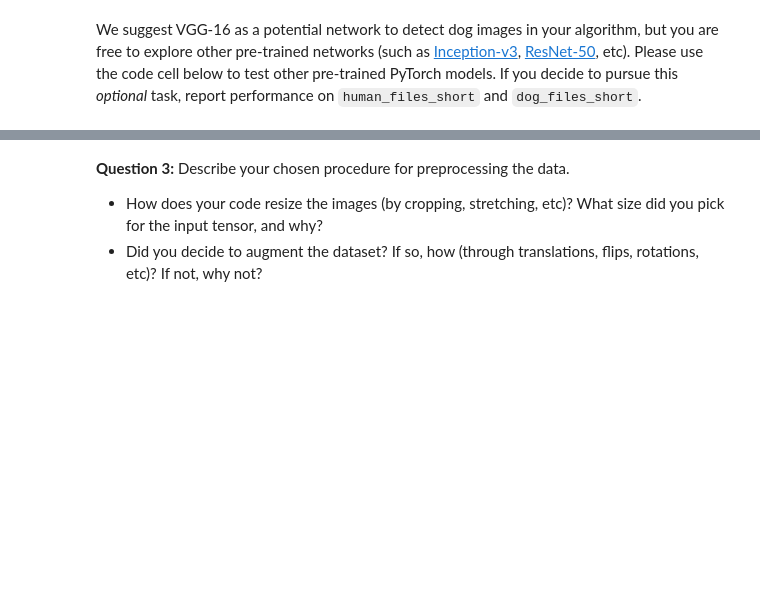
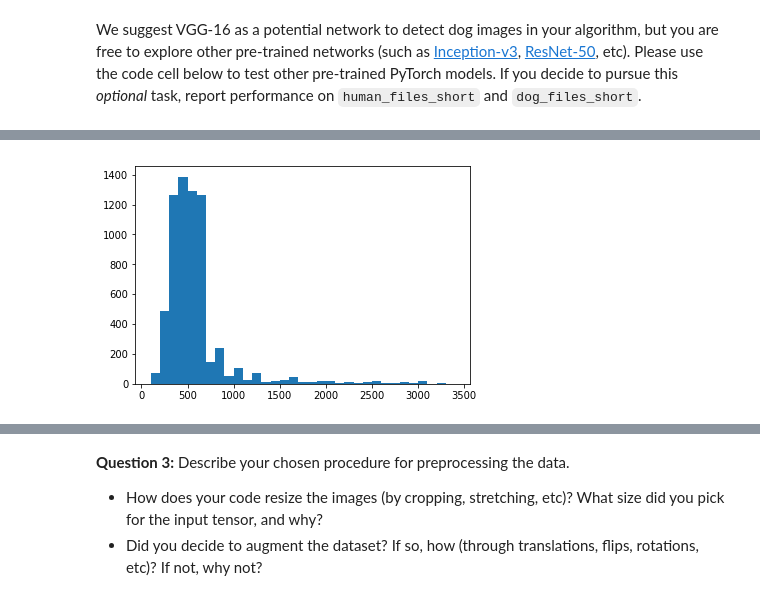
Before and after one commit to huohsien/test_udacity_dlnd, a Jupyter notebook: project-dog-classification/dog_app.ipynb, the cells around one changed output, grey strips where cells are left out. Cells and saved outputs as stored; diff of their text form; code cells hidden in the pictures; blank space fills up the shorter version.

```diff
--- a/project-dog-classification/dog_app.ipynb
+++ b/project-dog-classification/dog_app.ipynb
@@ -366,0 +366,4 @@ test_data_loader = torch.utils.data.DataLoader(image_data_test,
+# %%
+n,bins,patch = plt.hist(widths,bins=range(100,3500,100))
+# %% [output]
+[figure, added]
```
Also changed, not shown: parts of 15 cells of this notebook.
